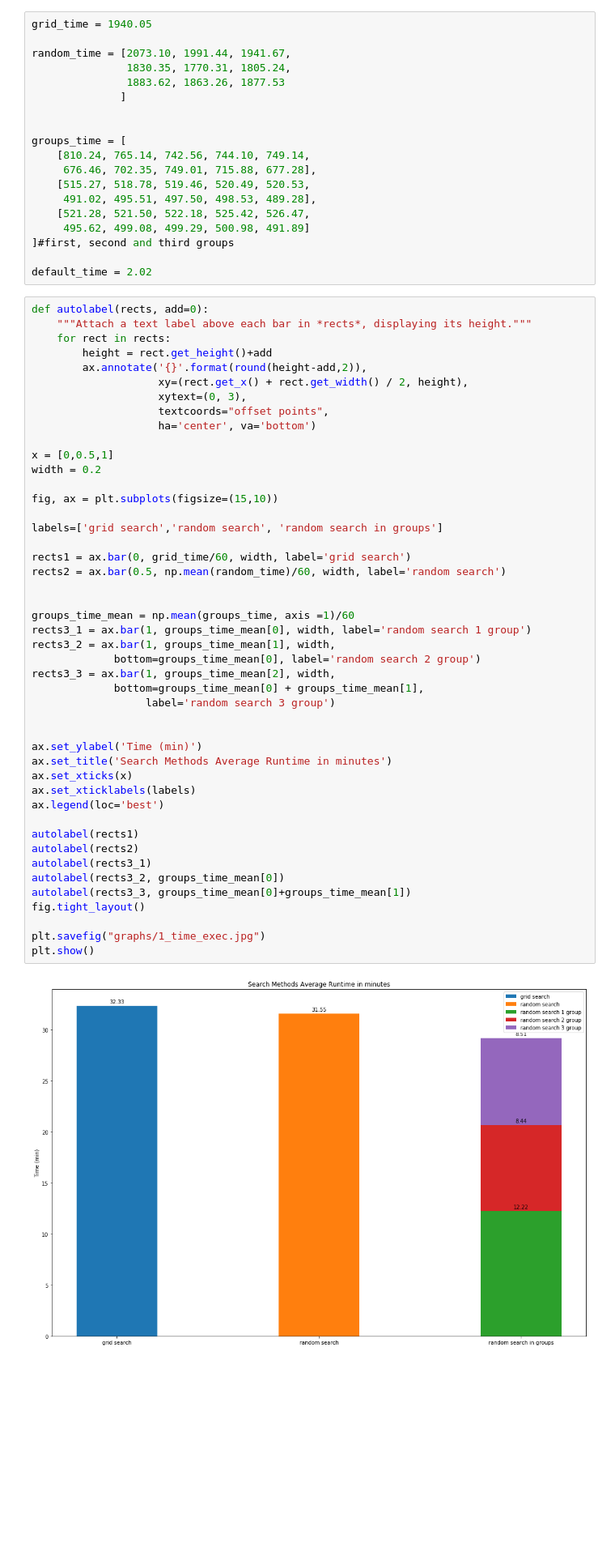
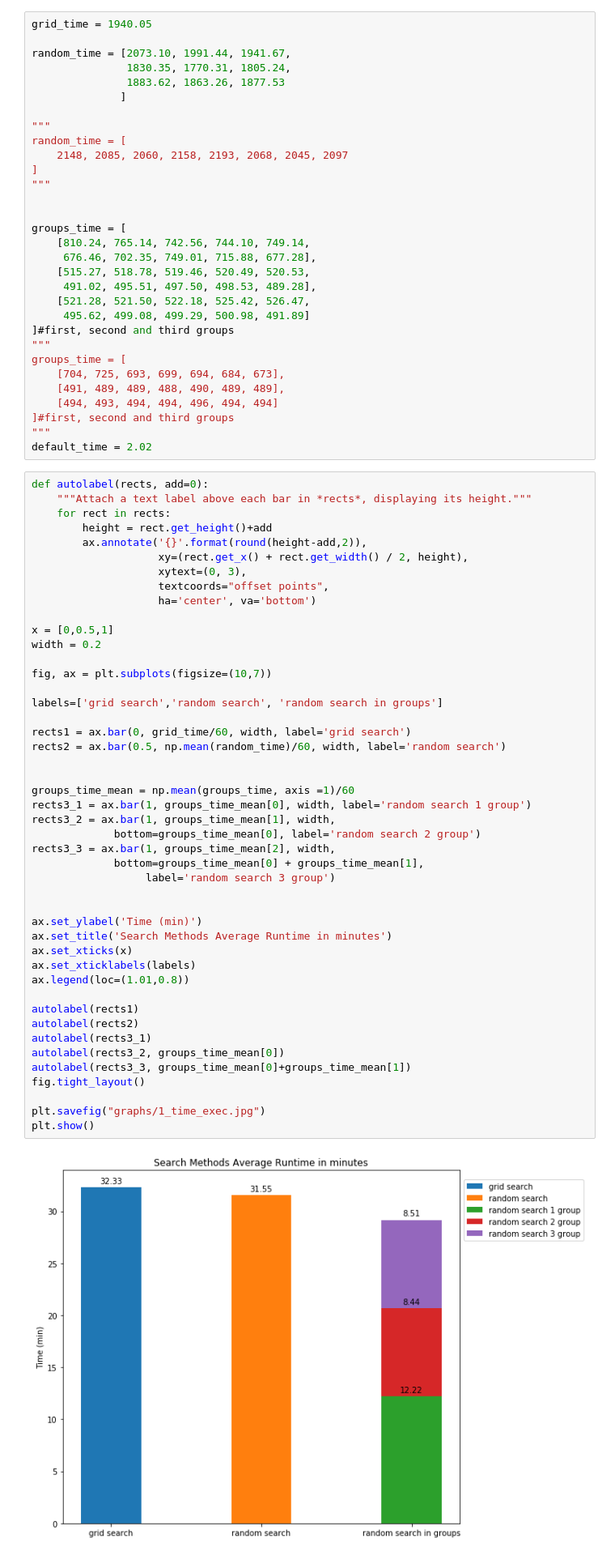
Before and after one commit to HollowPrincess/GradBoostOptim, a Jupyter notebook: xgboost_test_1_analysis.ipynb, the cells around one changed output. Shown at 81% size. Saved outputs shown, nothing was run; the diff lists cells and outputs as text; blank space fills up the shorter version.

```diff
--- a/xgboost_test_1_analysis.ipynb
+++ b/xgboost_test_1_analysis.ipynb
@@ -45,6 +45,12 @@ random_time = [2073.10, 1991.44, 1941.67,
                1830.35, 1770.31, 1805.24,
                1883.62, 1863.26, 1877.53
               ]
+
+"""
+random_time = [
+    2148, 2085, 2060, 2158, 2193, 2068, 2045, 2097
+]
+"""
 
 
 groups_time = [
@@ -55,7 +61,13 @@ groups_time = [
     [521.28, 521.50, 522.18, 525.42, 526.47,
      495.62, 499.08, 499.29, 500.98, 491.89]
 ]#first, second and third groups
-
+"""
+groups_time = [
+    [704, 725, 693, 699, 694, 684, 673],
+    [491, 489, 489, 488, 490, 489, 489],
+    [494, 493, 494, 494, 496, 494, 494]
+]#first, second and third groups
+"""
 default_time = 2.02
 # %%
 def autolabel(rects, add=0):
@@ -71,40 +83,40 @@ def autolabel(rects, add=0):
 x = [0,0.5,1]
 width = 0.2
 
-fig, ax = plt.subplots(figsize=(15,10))
+fig, ax = plt.subplots(figsize=(10,7))
 
 labels=['grid search','random search', 'random search in groups']
 
 rects1 = ax.bar(0, grid_time/60, width, label='grid search')
 rects2 = ax.bar(0.5, np.mean(random_time)/60, width, label='random search')
 
 
 groups_time_mean = np.mean(groups_time, axis =1)/60
 rects3_1 = ax.bar(1, groups_time_mean[0], width, label='random search 1 group')
 rects3_2 = ax.bar(1, groups_time_mean[1], width,
              bottom=groups_time_mean[0], label='random search 2 group')
 rects3_3 = ax.bar(1, groups_time_mean[2], width,
              bottom=groups_time_mean[0] + groups_time_mean[1],
                   label='random search 3 group')
 
 
 ax.set_ylabel('Time (min)')
 ax.set_title('Search Methods Average Runtime in minutes')
 ax.set_xticks(x)
 ax.set_xticklabels(labels)
-ax.legend(loc='best')
+ax.legend(loc=(1.01,0.8))
 
 autolabel(rects1)
 autolabel(rects2)
 autolabel(rects3_1)
 autolabel(rects3_2, groups_time_mean[0])
 autolabel(rects3_3, groups_time_mean[0]+groups_time_mean[1])
 fig.tight_layout()
 
 plt.savefig("graphs/1_time_exec.jpg")
 plt.show()
 # %% [output]
-[figure, old version]
+[figure, new version]
 # %%
 top5=df.loc[:,['experiment_name','params','mean_test_score']].sort_values(by='mean_test_score',ascending=False)[:5]
 # %%
```
Also changed, not shown: parts of 10 cells of this notebook, 51 other files.
